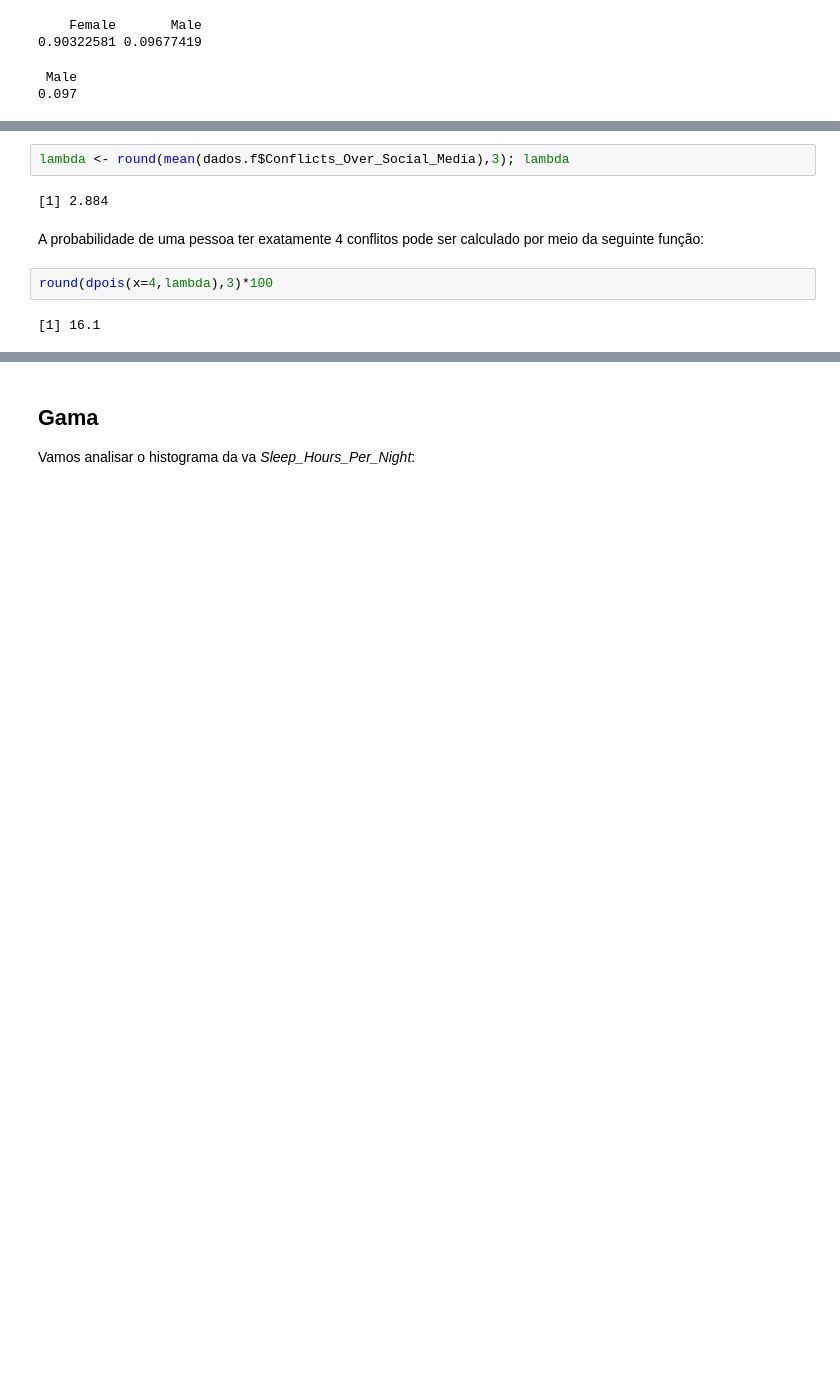
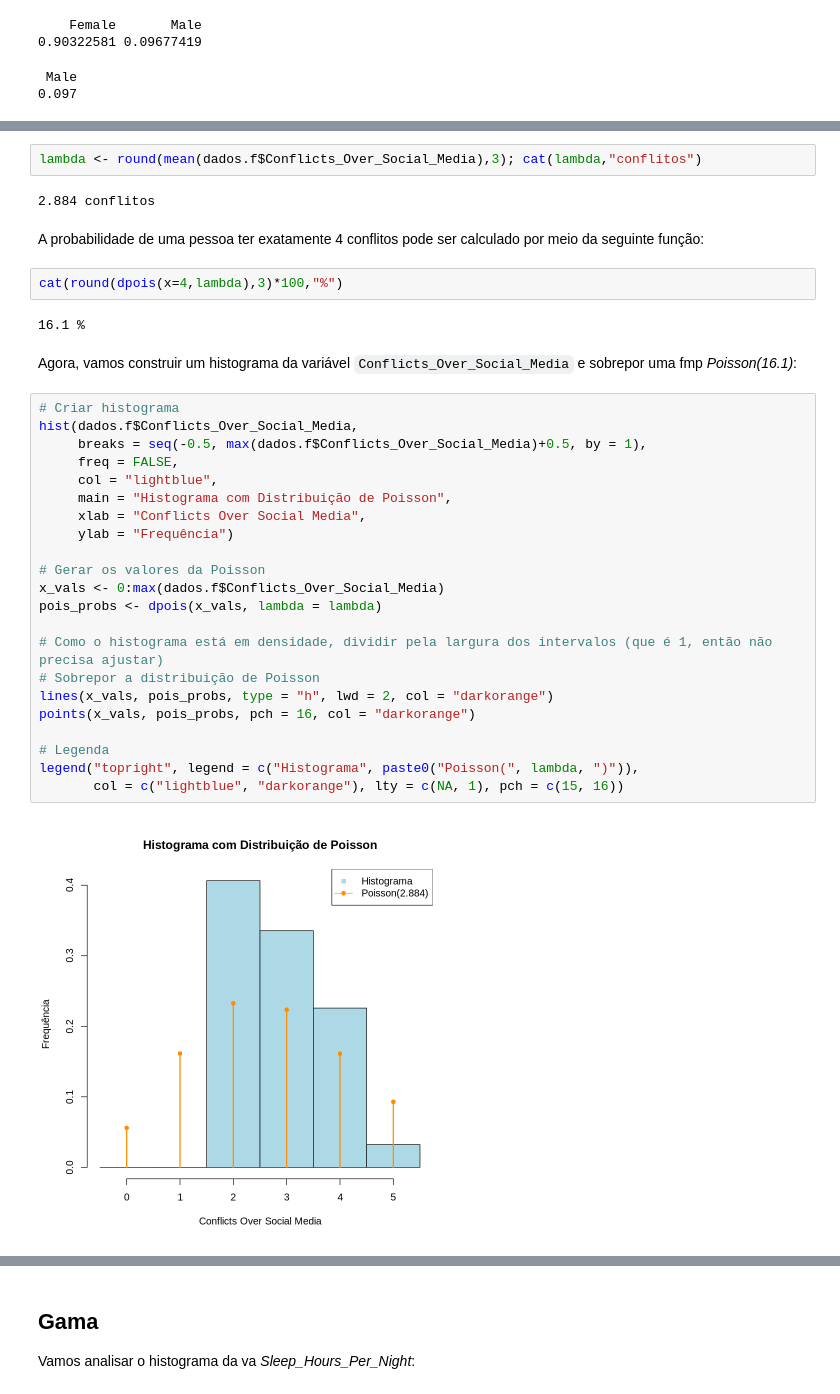
Before and after one commit to a-brhian/Probabilidade_e_Estatistica, a Jupyter notebook: Estimadores_DEVORE_cap06.ipynb, the cells around one changed output, grey strips where cells are left out. Cells and saved outputs as stored; diff of their text form; blank space fills up the shorter version.

```diff
--- a/Estimadores_DEVORE_cap06.ipynb
+++ b/Estimadores_DEVORE_cap06.ipynb
@@ -93,12 +95,38 @@ Se consideramos que a va *Conflicts_Over_Social_Media* tem uma distribuição $P
 
 O parâmetro $\lambda$ pode ser estimado por meio do seguinte algoritmo:
 # %%
-lambda <- round(mean(dados.f$Conflicts_Over_Social_Media),3); lambda
+lambda <- round(mean(dados.f$Conflicts_Over_Social_Media),3); cat(lambda,"conflitos")
 # %% [output]
-[1] 2.884
+2.884 conflitos
 # %% [markdown]
 A probabilidade de uma pessoa ter exatamente 4 conflitos pode ser calculado por meio da seguinte função:
 # %%
-round(dpois(x=4,lambda),3)*100
+cat(round(dpois(x=4,lambda),3)*100,"%")
 # %% [output]
-[1] 16.1
+16.1 %
+# %% [markdown]
+Agora, vamos construir um histograma da variável `Conflicts_Over_Social_Media` e sobrepor uma fmp *Poisson(16.1)*:
+# %%
+# Criar histograma
+hist(dados.f$Conflicts_Over_Social_Media,
+     breaks = seq(-0.5, max(dados.f$Conflicts_Over_Social_Media)+0.5, by = 1),
+     freq = FALSE,
+     col = "lightblue",
+     main = "Histograma com Distribuição de Poisson",
+     xlab = "Conflicts Over Social Media",
+     ylab = "Frequência")
+
+# Gerar os valores da Poisson
+x_vals <- 0:max(dados.f$Conflicts_Over_Social_Media)
+pois_probs <- dpois(x_vals, lambda = lambda)
+
+# Como o histograma está em densidade, dividir pela largura dos intervalos (que é 1, então não precisa ajustar)
+# Sobrepor a distribuição de Poisson
+lines(x_vals, pois_probs, type = "h", lwd = 2, col = "darkorange")
+points(x_vals, pois_probs, pch = 16, col = "darkorange")
+
+# Legenda
+legend("topright", legend = c("Histograma", paste0("Poisson(", lambda, ")")),
+       col = c("lightblue", "darkorange"), lty = c(NA, 1), pch = c(15, 16))
+# %% [output]
+[figure, added]
```
Also changed, not shown: parts of 21 cells of this notebook.
